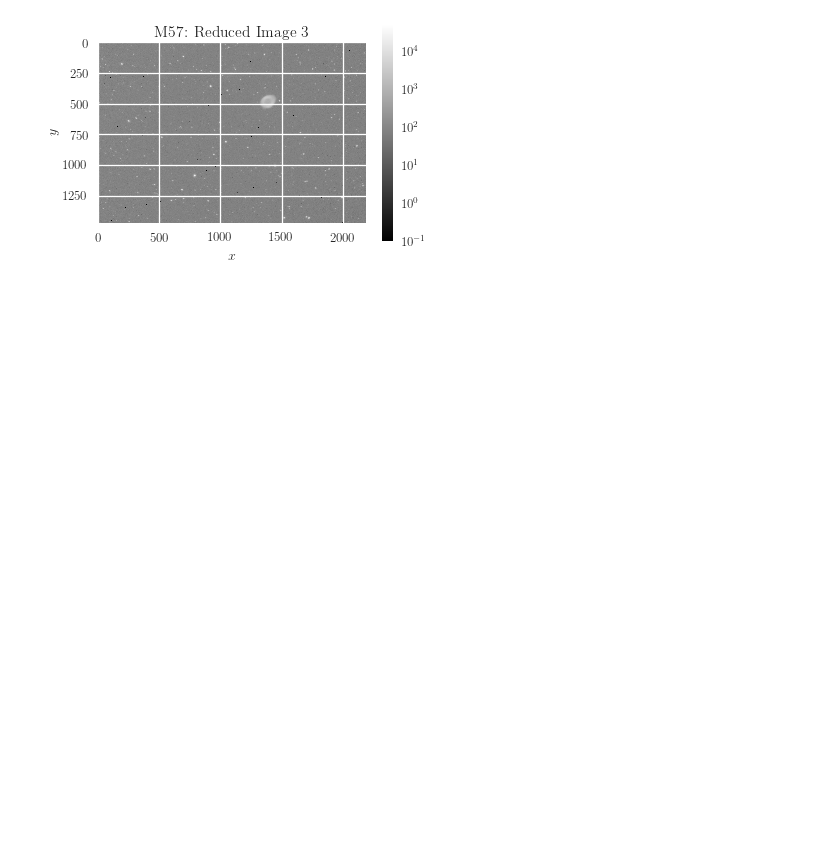
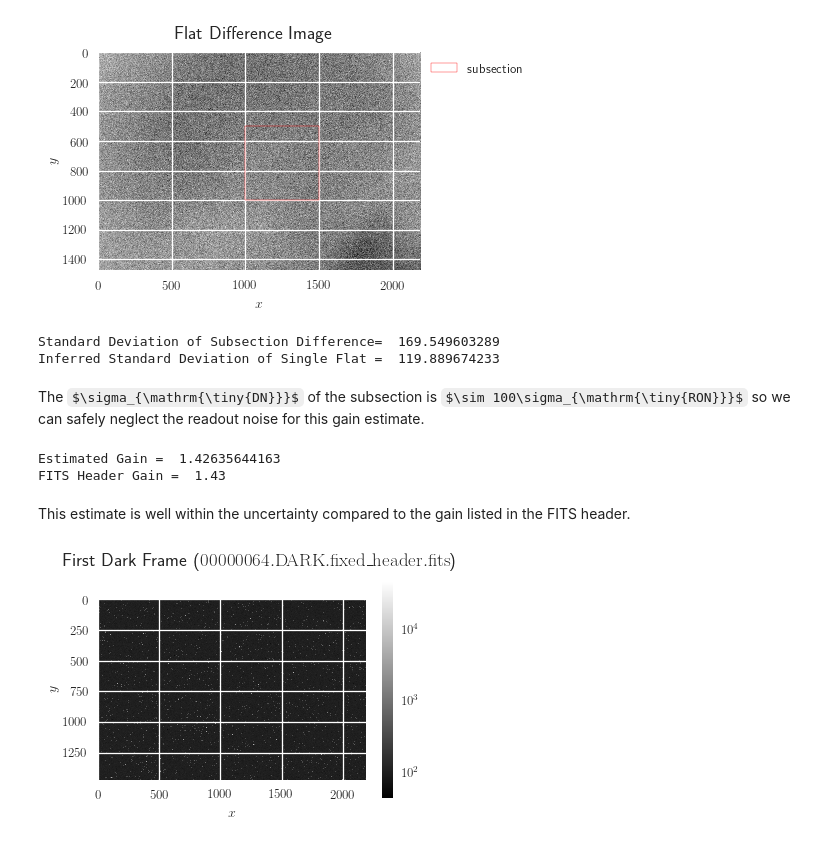
Before and after one commit to gmduvvuri/astr5550, a Jupyter notebook: homework/project_1/gmduvvuri_project1.ipynb, the cells around one changed output. Cells and saved outputs as stored; diff of their text form; code cells hidden in the pictures; some formulas as TeX source; blank space fills up the shorter version.

```diff
--- a/homework/project_1/gmduvvuri_project1.ipynb
+++ b/homework/project_1/gmduvvuri_project1.ipynb
@@ -96,12 +163,64 @@ plt.show()
+# %%
+subsection_x = 1500
+subsection_y = 1000
+subsection_range = 500
+x_coord = subsection_x - subsection_range
+y_coord = subsection_y - subsection_range
+flat_diff = flat_all[1] - flat_all[0]
+fig, ax = plt.subplots(1)
+ax.imshow(flat_diff, cmap='gray')
+plt.gca().set_aspect('equal')
+plt.xlabel(r'$x$')
+plt.ylabel(r'$y$')
+plt.suptitle('Flat Difference Image')
+subsection_rect = patches.Rectangle((x_coord, y_coord),
+                                    subsection_range,
+                                    subsection_range,
+                                    edgecolor='r',
+                                    fill=False,
+                                    label='subsection')
+ax.add_patch(subsection_rect)
+plt.legend(bbox_to_anchor=(1.35, 1.01))
+plt.show()
+# %% [output]
+[figure, added]
+# %%
+subsection = flat_diff[x_coord:subsection_x,
+                       y_coord:subsection_y].flatten()
+subsection_var = np.var(subsection)
+subsection_count = len(subsection)
+total_count = len(flat_diff.flatten())
+flat_var = subsection_var/2.0
+print('Standard Deviation of Subsection Difference= ',
+      np.sqrt(subsection_var))
+print('Inferred Standard Deviation of Single Flat = ',
+     np.sqrt(flat_var))
+# %% [output]
+Standard Deviation of Subsection Difference=  169.549603289
+Inferred Standard Deviation of Single Flat =  119.889674233
+# %% [markdown]
+The $\sigma_{\mathrm{\tiny{DN}}}$ of the subsection is $\sim 100\sigma_{\mathrm{\tiny{RON}}}$ so we can safely neglect the readout noise for this gain estimate.
+# %%
+subsection_mean = np.mean(flat_all[0][x_coord:subsection_x,
+                                      y_coord:subsection_y])
+gain = subsection_mean/flat_var
+print('Estimated Gain = ', gain)
+print('FITS Header Gain = ',
+      fits.open('00000010.BIAS.fixed_header.fits')[0].header['E-GAIN'])
+# %% [output]
+Estimated Gain =  1.42635644163
+FITS Header Gain =  1.43
+# %% [markdown]
+This estimate is well within the uncertainty compared to the gain listed in the FITS header.
 # %%
-ax = plt.imshow(image_temp[2],
+ax = plt.imshow(dark_all[0],
                 norm=LogNorm(),
                cmap='gray')
 plt.gca().set_aspect('equal')
 plt.colorbar()
 plt.xlabel(r'$x$')
 plt.ylabel(r'$y$')
-plt.title('M57: Reduced Image 3')
+plt.suptitle('First Dark Frame ($\mathrm{00000064.DARK.fixed\_header.fits}$)')
 plt.show()
 # %% [output]
-[figure, old version]
+[figure, new version]
```
Also changed, not shown: parts of 18 cells of this notebook.
